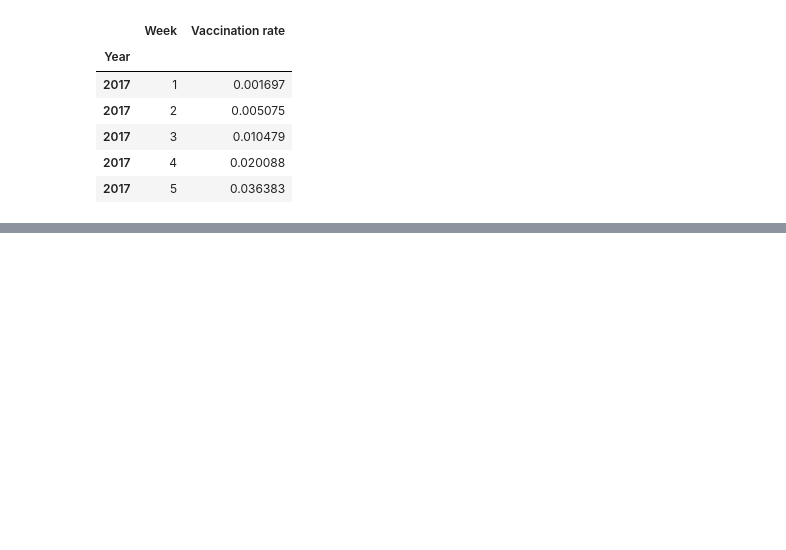
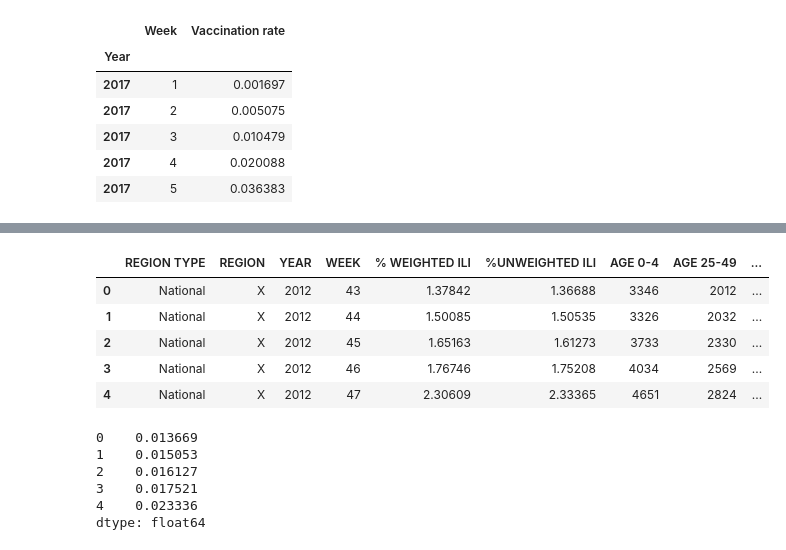
Before and after one commit to scooper505/Flu_Fighters, a Jupyter notebook: let's_try.ipynb, the cells around one changed output, grey strips where cells are left out. Saved outputs shown, nothing was run; the diff lists cells and outputs as text; code cells hidden in the pictures; blank space fills up the shorter version.

```diff
--- a/let's_try.ipynb
+++ b/let's_try.ipynb
@@ -239,0 +317,22 @@ plt.show()
+# %%
+target_getflu=flu_df.iloc[0:244,:]
+target_getflu.head()
+# %% [output]
+|  | REGION TYPE | REGION | YEAR | WEEK | % WEIGHTED ILI | %UNWEIGHTED ILI | AGE 0-4 | AGE 25-49 | ... |
+| 0 | National | X | 2012 | 43 | 1.37842 | 1.36688 | 3346 | 2012 | ... |
+| 1 | National | X | 2012 | 44 | 1.50085 | 1.50535 | 3326 | 2032 | ... |
+| 2 | National | X | 2012 | 45 | 1.65163 | 1.61273 | 3733 | 2330 | ... |
+| 3 | National | X | 2012 | 46 | 1.76746 | 1.75208 | 4034 | 2569 | ... |
+| 4 | National | X | 2012 | 47 | 2.30609 | 2.33365 | 4651 | 2824 | ... |
+# %%
+target_getflu=flu_df.iloc[0:243,:]
+target_getflu
+percent_get_flu=target_getflu["ILITOTAL"]/target_getflu["TOTAL PATIENTS"]
+percent_get_flu.head()
+# %% [output]
+0    0.013669
+1    0.015053
+2    0.016127
+3    0.017521
+4    0.023336
+dtype: float64
```
Also changed, not shown: parts of 21 cells of this notebook, 1 other file.
